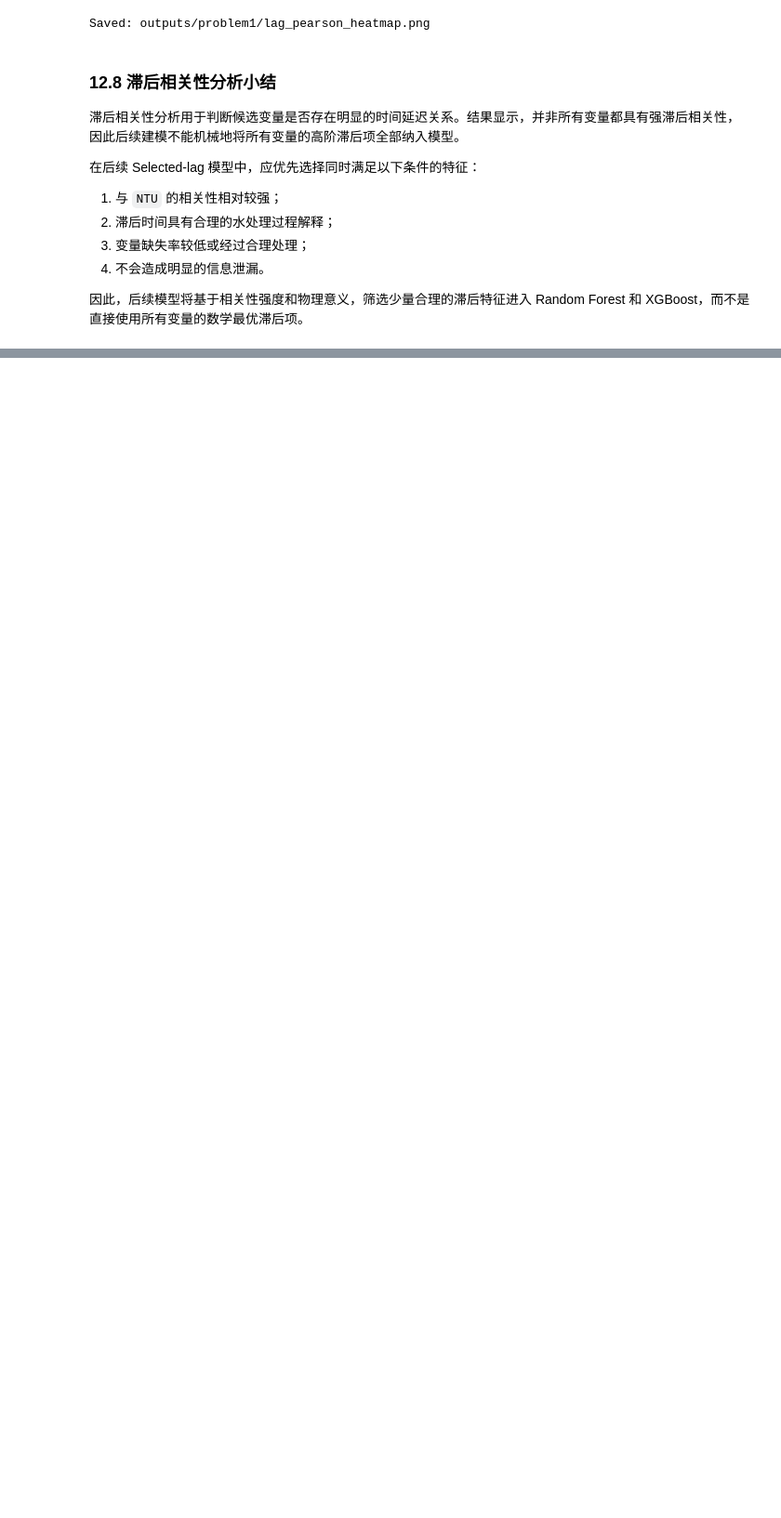
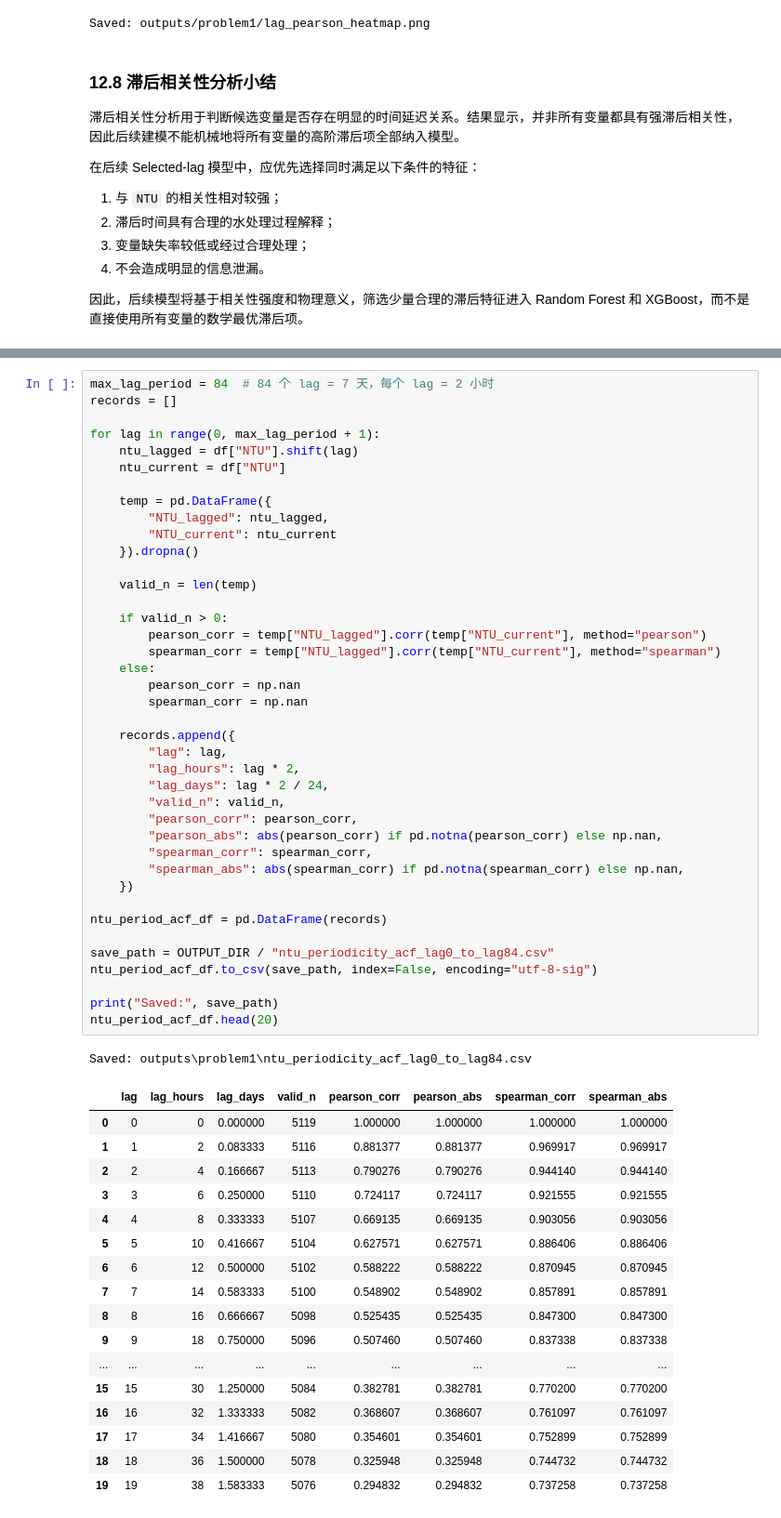
Before and after one commit to Azdmjiny/2026-Asia-Pasific-cup, a Jupyter notebook: codes/p1.ipynb, the cells around one changed output, grey strips where cells are left out. Shown at 93% size. Saved outputs shown, nothing was run; the diff lists cells and outputs as text; blank space fills up the shorter version.

```diff
--- a/codes/p1.ipynb
+++ b/codes/p1.ipynb
@@ -1161,0 +1298,59 @@ Saved: outputs/problem1/lag_pearson_heatmap.png
+# %%
+max_lag_period = 84  # 84 个 lag = 7 天，每个 lag = 2 小时
+records = []
+
+for lag in range(0, max_lag_period + 1):
+    ntu_lagged = df["NTU"].shift(lag)
+    ntu_current = df["NTU"]
+
+    temp = pd.DataFrame({
+        "NTU_lagged": ntu_lagged,
+        "NTU_current": ntu_current
+    }).dropna()
+
+    valid_n = len(temp)
+
+    if valid_n > 0:
+        pearson_corr = temp["NTU_lagged"].corr(temp["NTU_current"], method="pearson")
+        spearman_corr = temp["NTU_lagged"].corr(temp["NTU_current"], method="spearman")
+    else:
+        pearson_corr = np.nan
+        spearman_corr = np.nan
+
+    records.append({
+        "lag": lag,
+        "lag_hours": lag * 2,
+        "lag_days": lag * 2 / 24,
+        "valid_n": valid_n,
+        "pearson_corr": pearson_corr,
+        "pearson_abs": abs(pearson_corr) if pd.notna(pearson_corr) else np.nan,
+        "spearman_corr": spearman_corr,
+        "spearman_abs": abs(spearman_corr) if pd.notna(spearman_corr) else np.nan,
+    })
+
+ntu_period_acf_df = pd.DataFrame(records)
+
+save_path = OUTPUT_DIR / "ntu_periodicity_acf_lag0_to_lag84.csv"
+ntu_period_acf_df.to_csv(save_path, index=False, encoding="utf-8-sig")
+
+print("Saved:", save_path)
+ntu_period_acf_df.head(20)
+# %% [output]
+Saved: outputs\problem1\ntu_periodicity_acf_lag0_to_lag84.csv
+|  | lag | lag_hours | lag_days | valid_n | pearson_corr | pearson_abs | spearman_corr | spearman_abs |
+| 0 | 0 | 0 | 0.000000 | 5119 | 1.000000 | 1.000000 | 1.000000 | 1.000000 |
+| 1 | 1 | 2 | 0.083333 | 5116 | 0.881377 | 0.881377 | 0.969917 | 0.969917 |
+| 2 | 2 | 4 | 0.166667 | 5113 | 0.790276 | 0.790276 | 0.944140 | 0.944140 |
+| 3 | 3 | 6 | 0.250000 | 5110 | 0.724117 | 0.724117 | 0.921555 | 0.921555 |
+| 4 | 4 | 8 | 0.333333 | 5107 | 0.669135 | 0.669135 | 0.903056 | 0.903056 |
+| 5 | 5 | 10 | 0.416667 | 5104 | 0.627571 | 0.627571 | 0.886406 | 0.886406 |
+| 6 | 6 | 12 | 0.500000 | 5102 | 0.588222 | 0.588222 | 0.870945 | 0.870945 |
+| 7 | 7 | 14 | 0.583333 | 5100 | 0.548902 | 0.548902 | 0.857891 | 0.857891 |
+| 8 | 8 | 16 | 0.666667 | 5098 | 0.525435 | 0.525435 | 0.847300 | 0.847300 |
+| 9 | 9 | 18 | 0.750000 | 5096 | 0.507460 | 0.507460 | 0.837338 | 0.837338 |
+| ... | ... | ... | ... | ... | ... | ... | ... | ... |
+| 15 | 15 | 30 | 1.250000 | 5084 | 0.382781 | 0.382781 | 0.770200 | 0.770200 |
+| 16 | 16 | 32 | 1.333333 | 5082 | 0.368607 | 0.368607 | 0.761097 | 0.761097 |
+| 17 | 17 | 34 | 1.416667 | 5080 | 0.354601 | 0.354601 | 0.752899 | 0.752899 |
+| 18 | 18 | 36 | 1.500000 | 5078 | 0.325948 | 0.325948 | 0.744732 | 0.744732 |
+| 19 | 19 | 38 | 1.583333 | 5076 | 0.294832 | 0.294832 | 0.737258 | 0.737258 |
```
Also changed, not shown: parts of 14 cells of this notebook.
